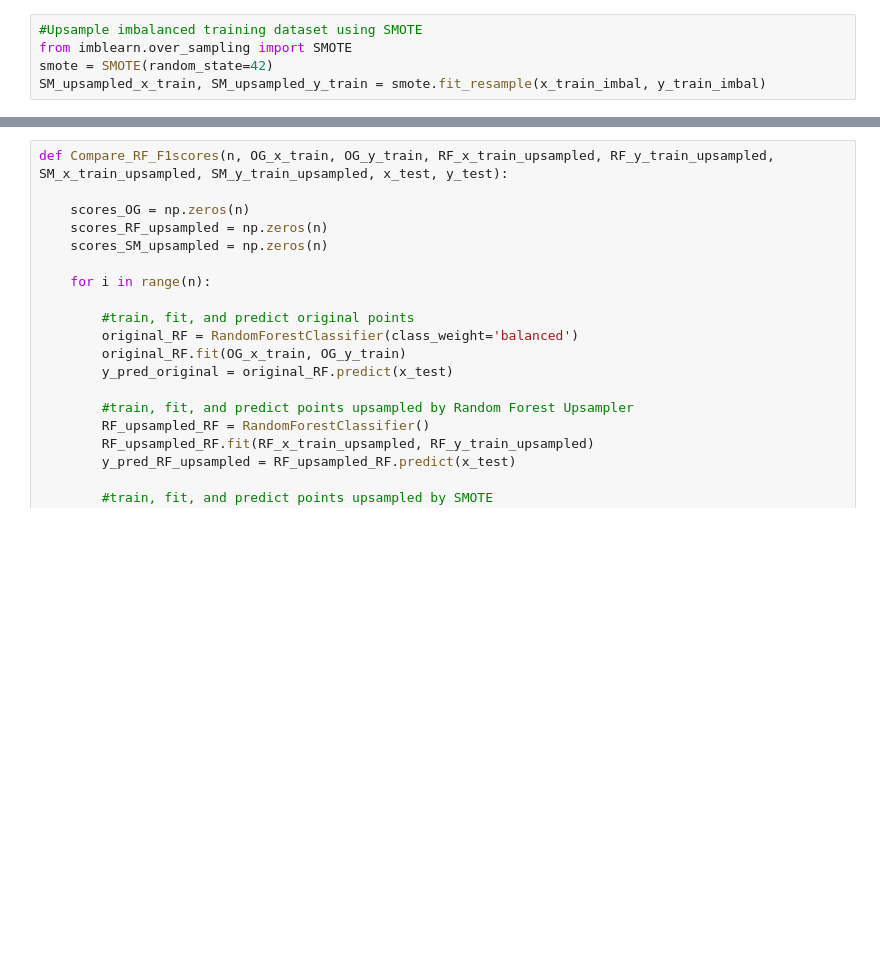
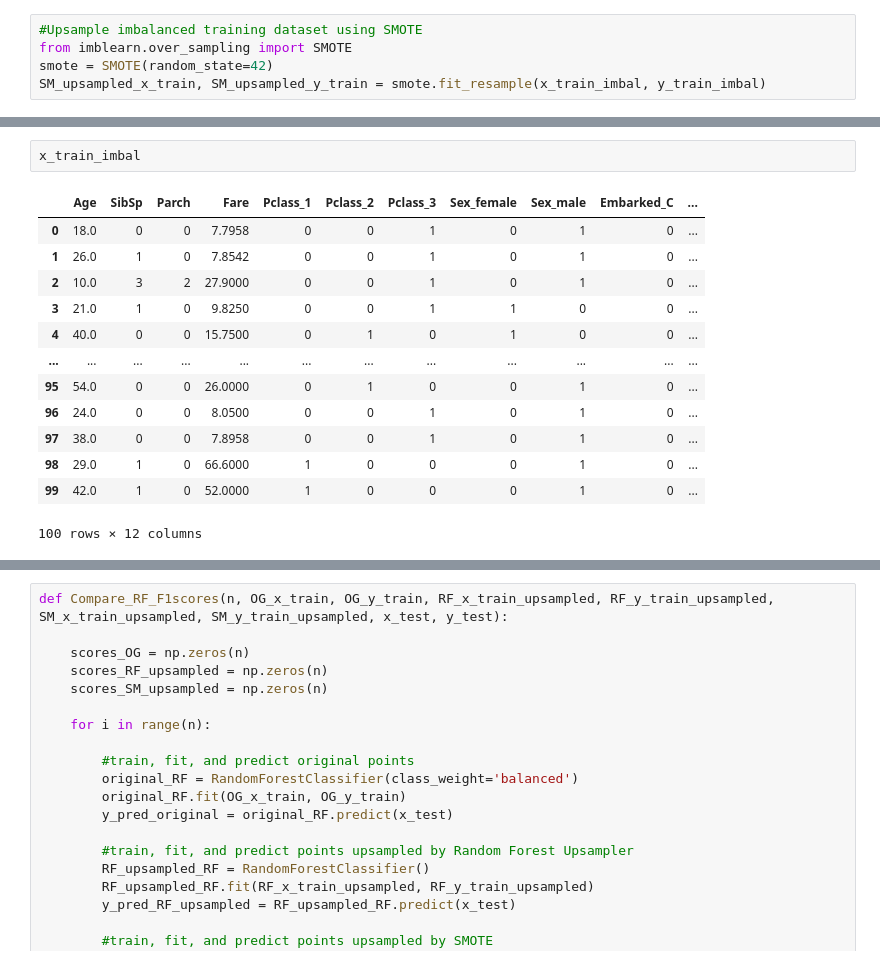
Before and after one commit to rhodes-byu/RF-Overample, a Jupyter notebook: rfoversample-testing2.ipynb, the cells around one changed output, grey strips where cells are left out. Cells and saved outputs as stored; diff of their text form; blank space fills up the shorter version.

```diff
--- a/rfoversample-testing2.ipynb
+++ b/rfoversample-testing2.ipynb
@@ -43,0 +58,16 @@ SM_upsampled_x_train, SM_upsampled_y_train = smote.fit_resample(x_train_imbal, y
+# %%
+x_train_imbal
+# %% [output]
+|  | Age | SibSp | Parch | Fare | Pclass_1 | Pclass_2 | Pclass_3 | Sex_female | Sex_male | Embarked_C | ... |
+| 0 | 18.0 | 0 | 0 | 7.7958 | 0 | 0 | 1 | 0 | 1 | 0 | ... |
+| 1 | 26.0 | 1 | 0 | 7.8542 | 0 | 0 | 1 | 0 | 1 | 0 | ... |
+| 2 | 10.0 | 3 | 2 | 27.9000 | 0 | 0 | 1 | 0 | 1 | 0 | ... |
+| 3 | 21.0 | 1 | 0 | 9.8250 | 0 | 0 | 1 | 1 | 0 | 0 | ... |
+| 4 | 40.0 | 0 | 0 | 15.7500 | 0 | 1 | 0 | 1 | 0 | 0 | ... |
+| ... | ... | ... | ... | ... | ... | ... | ... | ... | ... | ... | ... |
+| 95 | 54.0 | 0 | 0 | 26.0000 | 0 | 1 | 0 | 0 | 1 | 0 | ... |
+| 96 | 24.0 | 0 | 0 | 8.0500 | 0 | 0 | 1 | 0 | 1 | 0 | ... |
+| 97 | 38.0 | 0 | 0 | 7.8958 | 0 | 0 | 1 | 0 | 1 | 0 | ... |
+| 98 | 29.0 | 1 | 0 | 66.6000 | 1 | 0 | 0 | 0 | 1 | 0 | ... |
+| 99 | 42.0 | 1 | 0 | 52.0000 | 1 | 0 | 0 | 0 | 1 | 0 | ... |
+100 rows × 12 columns
```
Also changed, not shown: parts of 3 cells of this notebook, 2 other files.
